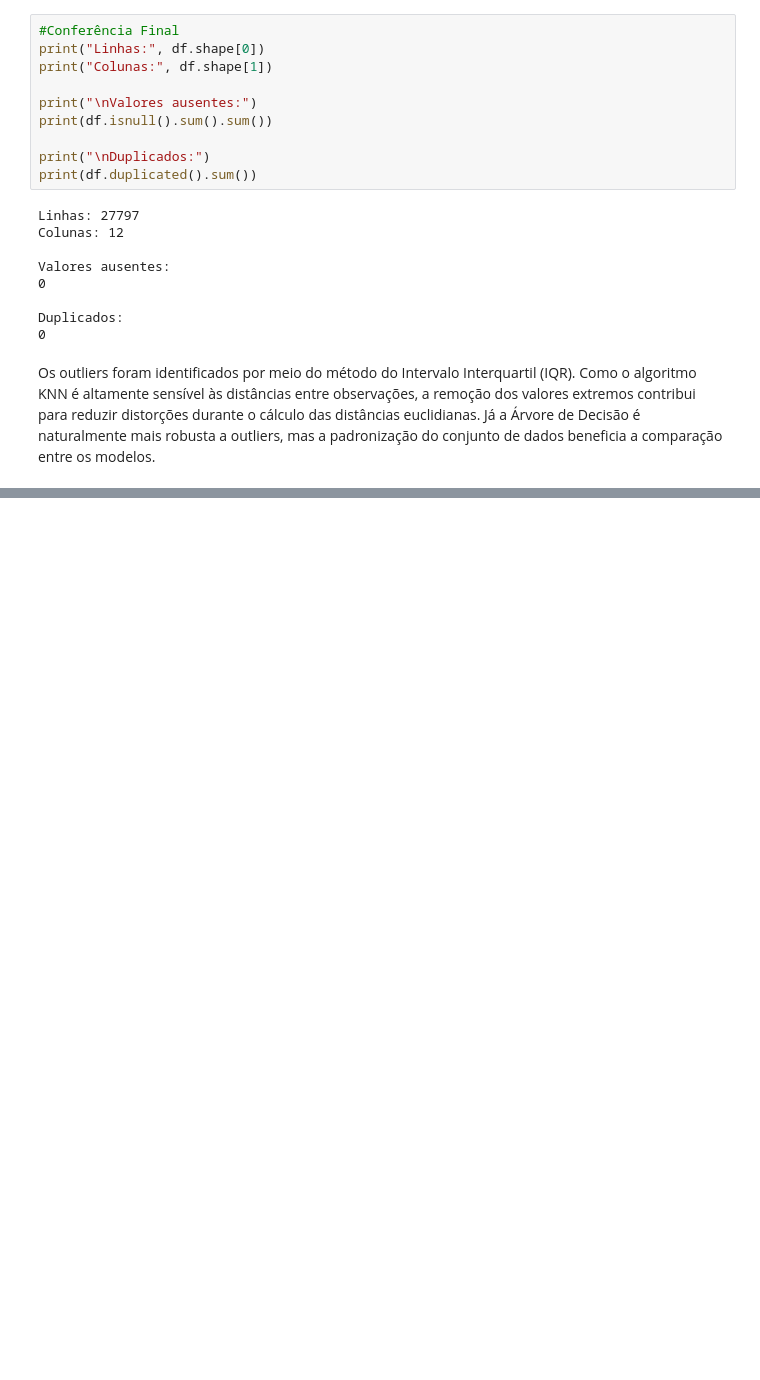
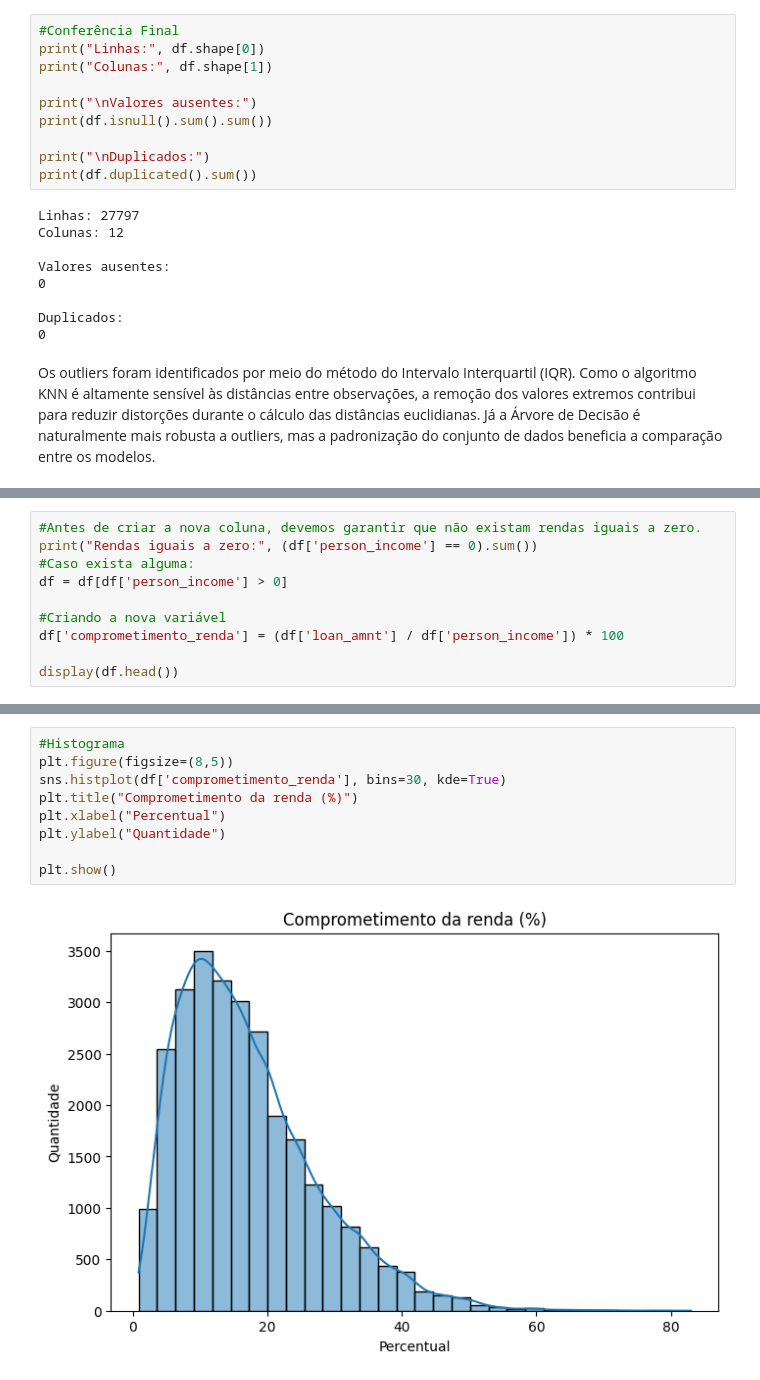
Before and after one commit to Ederson-Pinheiro/Projeto-Final-Modulo-1, a Jupyter notebook: Projeto_final.ipynb, the cells around one changed output, grey strips where cells are left out. Saved outputs shown, nothing was run; the diff lists cells and outputs as text; blank space fills up the shorter version.

```diff
--- a/Projeto_final.ipynb
+++ b/Projeto_final.ipynb
@@ -260,0 +269,10 @@ Os outliers foram identificados por meio do método do Intervalo Interquartil (I
+# %%
+#Antes de criar a nova coluna, devemos garantir que não existam rendas iguais a zero.
+print("Rendas iguais a zero:", (df['person_income'] == 0).sum())
+#Caso exista alguma:
+df = df[df['person_income'] > 0]
+
+#Criando a nova variável
+df['comprometimento_renda'] = (df['loan_amnt'] / df['person_income']) * 100
+
+display(df.head())
@@ -260,0 +287,11 @@ Os outliers foram identificados por meio do método do Intervalo Interquartil (I
+# %%
+#Histograma
+plt.figure(figsize=(8,5))
+sns.histplot(df['comprometimento_renda'], bins=30, kde=True)
+plt.title("Comprometimento da renda (%)")
+plt.xlabel("Percentual")
+plt.ylabel("Quantidade")
+
+plt.show()
+# %% [output]
+[figure, added]
```
Also changed, not shown: parts of 32 cells of this notebook.
